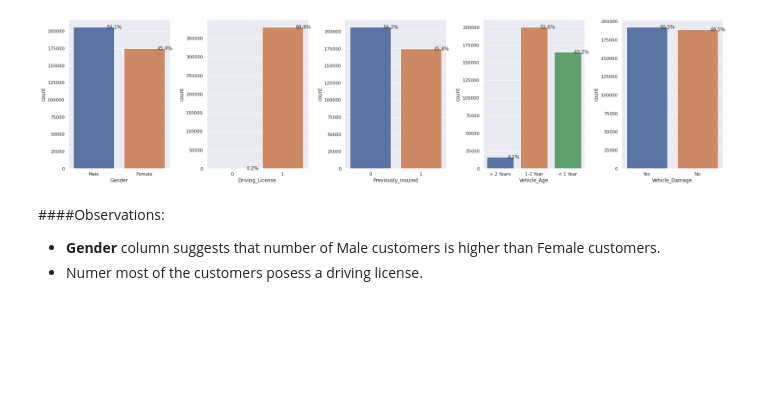
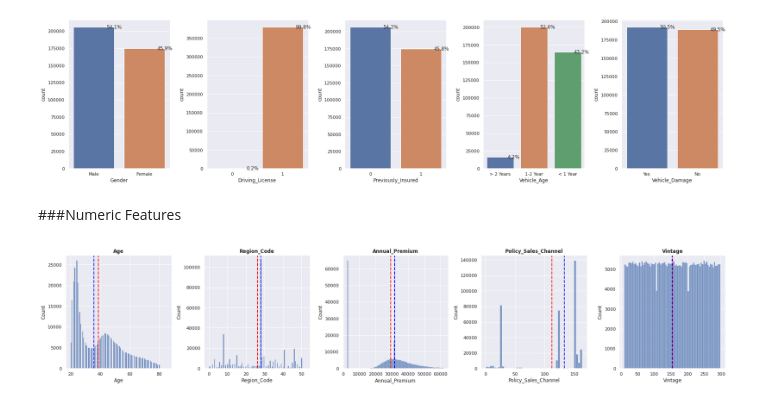
Before and after one commit to shadabsgit/ML-Classification-Capstone-Project, a Jupyter notebook: HEALTH_INSURANCE_CROSS_SELL_PREDICTION.ipynb, the cells around one changed output. Saved outputs shown, nothing was run; the diff lists cells and outputs as text; code cells hidden in the pictures; blank space fills up the shorter version.

```diff
--- a/HEALTH_INSURANCE_CROSS_SELL_PREDICTION.ipynb
+++ b/HEALTH_INSURANCE_CROSS_SELL_PREDICTION.ipynb
@@ -271,7 +278,17 @@ for n,column in enumerate(discrete_features[:-1]):
   plt.tight_layout()
 # %% [output]
 [figure]
-# %% [markdown]
-####Observations:
-* **Gender** column suggests that number of Male customers is higher than Female customers.
-* Numer most of the customers posess a driving license.
+# %% [markdown]
+###Numeric Features
+# %%
+plt.figure(figsize=(24,5))
+for n,column in enumerate(continuous_features):
+  feature = data[column]
+  ax=plt.subplot(1, 5, n+1)
+  sns.histplot(feature)
+  ax.axvline(feature.mean(), color='red', linestyle='dashed', linewidth=2)
+  ax.axvline(feature.median(), color='blue', linestyle='dashed', linewidth=2)
+  plt.title(f'{column.title()}',weight='bold')
+  plt.tight_layout()
+# %% [output]
+[figure, added]
```
Also changed, not shown: parts of 7 cells of this notebook.
